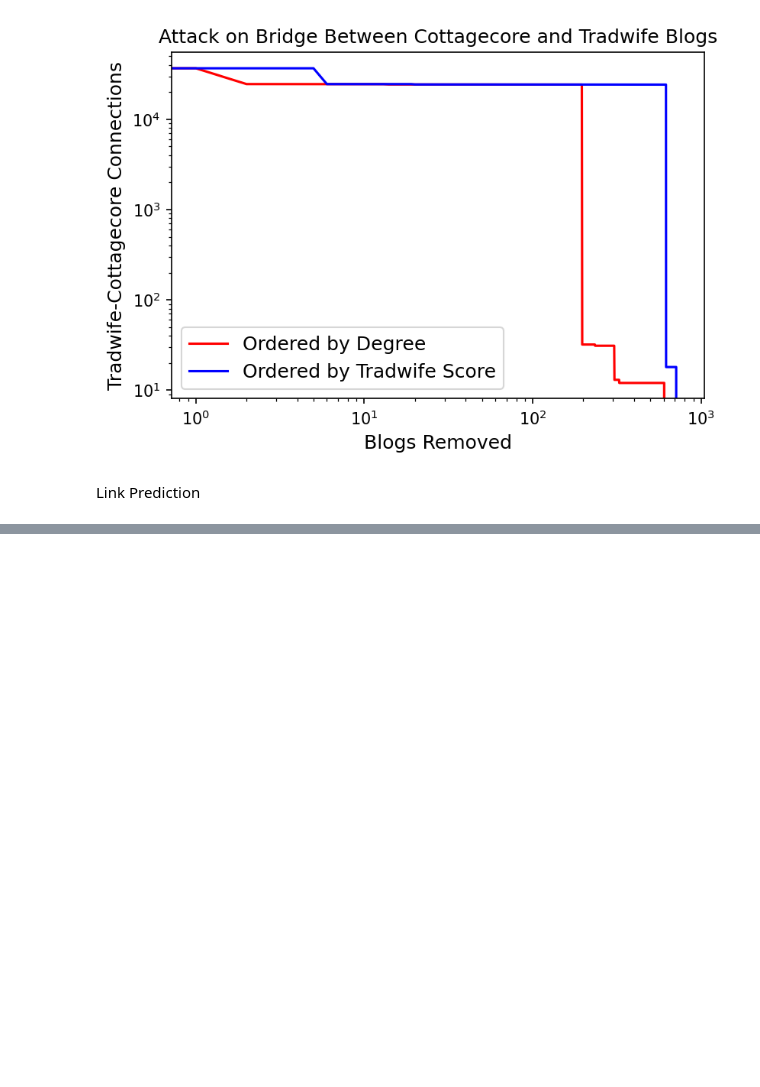
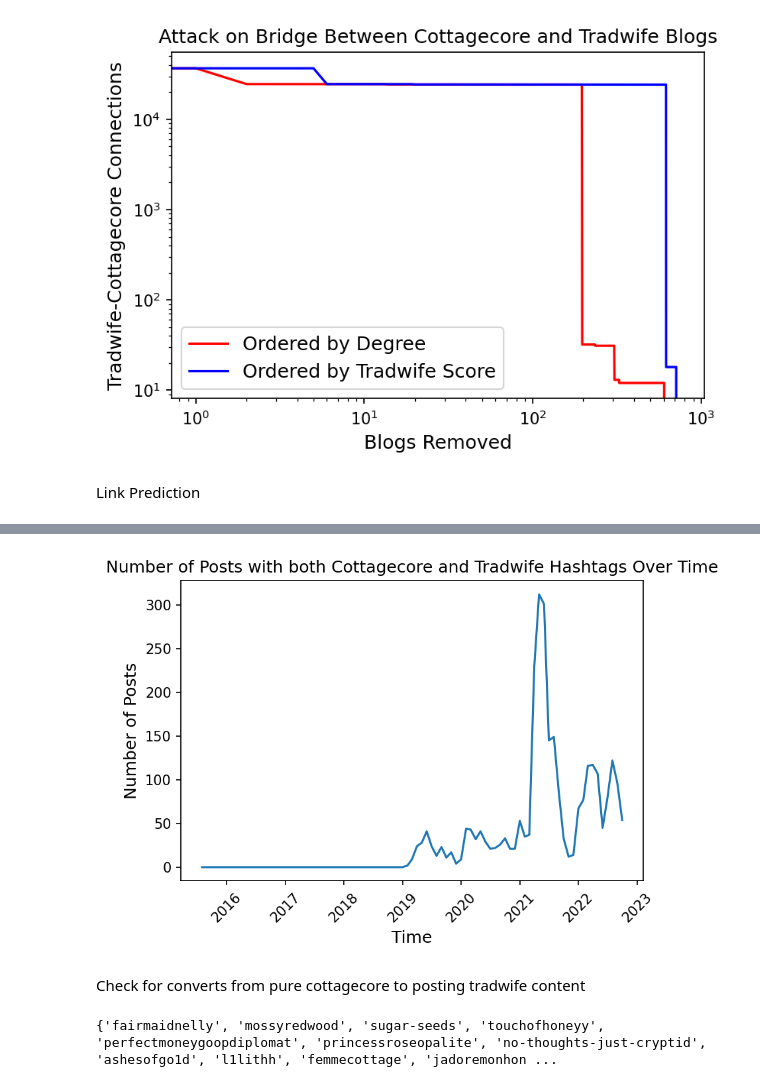
Before and after one commit to olivermallen/Cottagecore_Tradwife_Pipeline, a Jupyter notebook: network_analysis.ipynb, the cells around one changed output, grey strips where cells are left out. Drawn from its saved outputs; the diff is of its cells as text; code cells hidden in the pictures; blank space fills up the shorter version.

```diff
--- a/network_analysis.ipynb
+++ b/network_analysis.ipynb
@@ -293,14 +128,2 @@ print(sorted(W.degree, key=lambda x: x[1], reverse=True))
 # %% [markdown]
 Analyzing bridge tags
-# %%
-#getting important tags
-#tag nodes with most amount of edges (used by the most users)
-tag_nodes = [x for x,y in A.nodes(data=True) if y['type']=='tag']
-degree_tags = A.degree(tag_nodes)
-wordclouddata = []
-for tag in degree_tags:
-    i = 0
-    while i<tag[1]:
-        wordclouddata.append(tag[0][1:])
-        i = i + 1
-wordclouddata=' '.join(wordclouddata)
@@ -354,3 +177,5 @@ for tradwife_blog in tradwife_users:
+# %%
+T = build_bridge(G)
 # %%
 #saving for visualization
 nx.write_graphml(T, "bridge.graphml")
@@ -709,0 +535,30 @@ print(len(correctly_predicted_edges))
+# %%
+#checking overlap between tags over time
+def get_overlap_score(tags):
+    tradtags = set(["tradfem","tradwife","tradblr"])
+    cottagecoretags = set(["cottagecore", "Cottagecore"])
+    #use sets and booelan logic to check overlap, create column, group by month
+    if len(tradtags.intersection(set(tags))) > 0 and len(cottagecoretags.intersection(set(tags))) > 0:
+        return 1
+    else:
+        return 0
+df['overlap'] = df.apply(lambda row: get_overlap_score(row['tags']), axis=1)
+overlapdf = df.groupby([df.time_posted.dt.to_period('M')]).sum('tradwife_score').reset_index()[["time_posted", "overlap"]]
+# %%
+fig, ax = plt.subplots(1,1,figsize=(6,4),dpi=150)
+
+overlapdf["time_posted"] = overlapdf["time_posted"].astype('datetime64[ns]')
+
+ax.plot(overlapdf["time_posted"], overlapdf["overlap"])
+
+
+ax.set_xlabel("Time", fontsize=12)
+ax.set_ylabel("Number of Posts", fontsize=12)
+plt.xticks(rotation = 45)
+ax.set_title("Number of Posts with both Cottagecore and Tradwife Hashtags Over Time")
+
+plt.show()
+# %% [output]
+[figure, added]
+# %% [markdown]
+Check for converts from pure cottagecore to posting tradwife content
@@ -709,0 +584,4 @@ print(len(correctly_predicted_edges))
+# %%
+print(converts)
+# %% [output]
+{'fairmaidnelly', 'mossyredwood', 'sugar-seeds', 'touchofhoneyy', 'perfectmoneygoopdiplomat', 'princessroseopalite', 'no-thoughts-just-cryptid', 'ashesofgo1d', 'l1lithh', 'femmecottage', 'jadoremonhon ...
```
Also changed, not shown: parts of 60 cells of this notebook, 12 other files.
